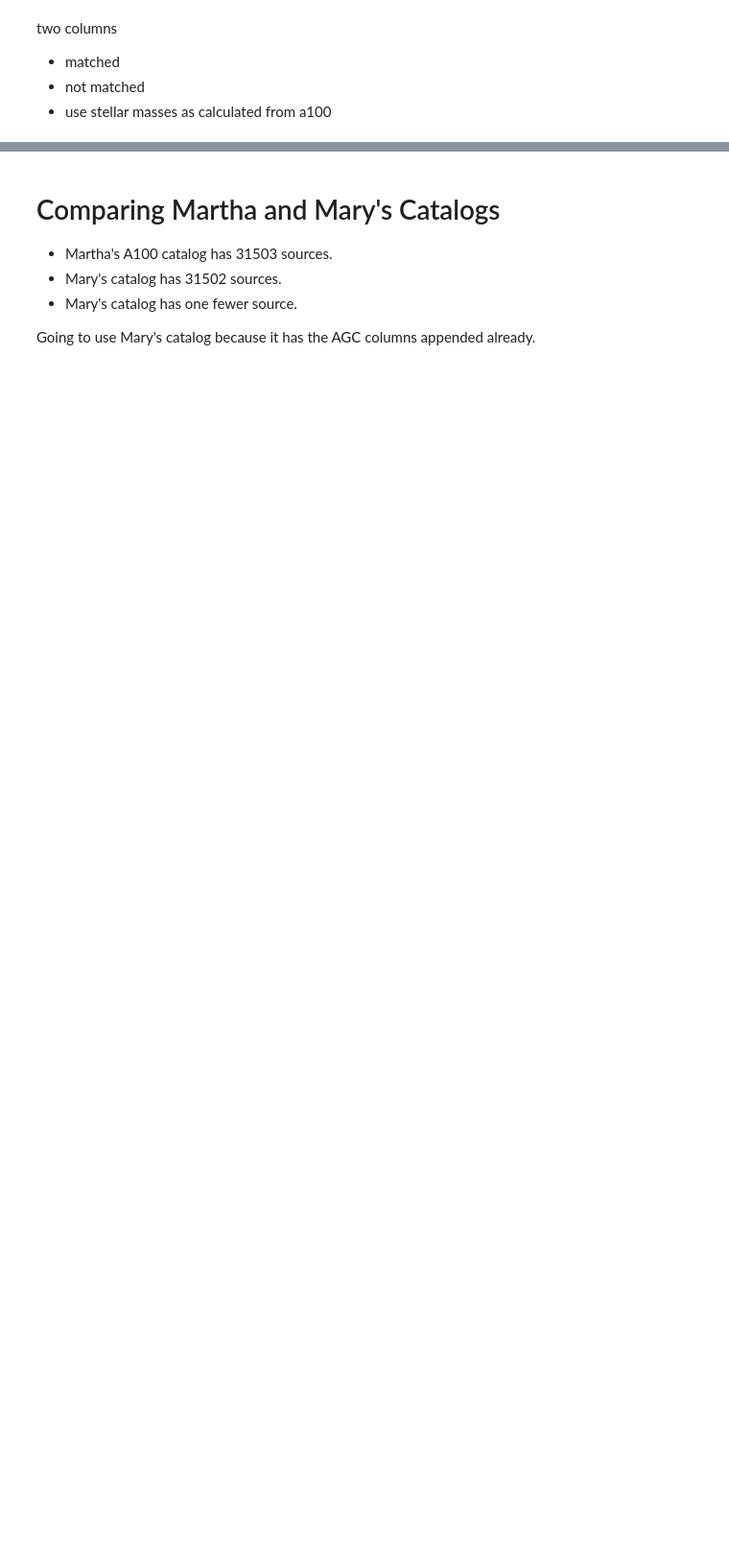
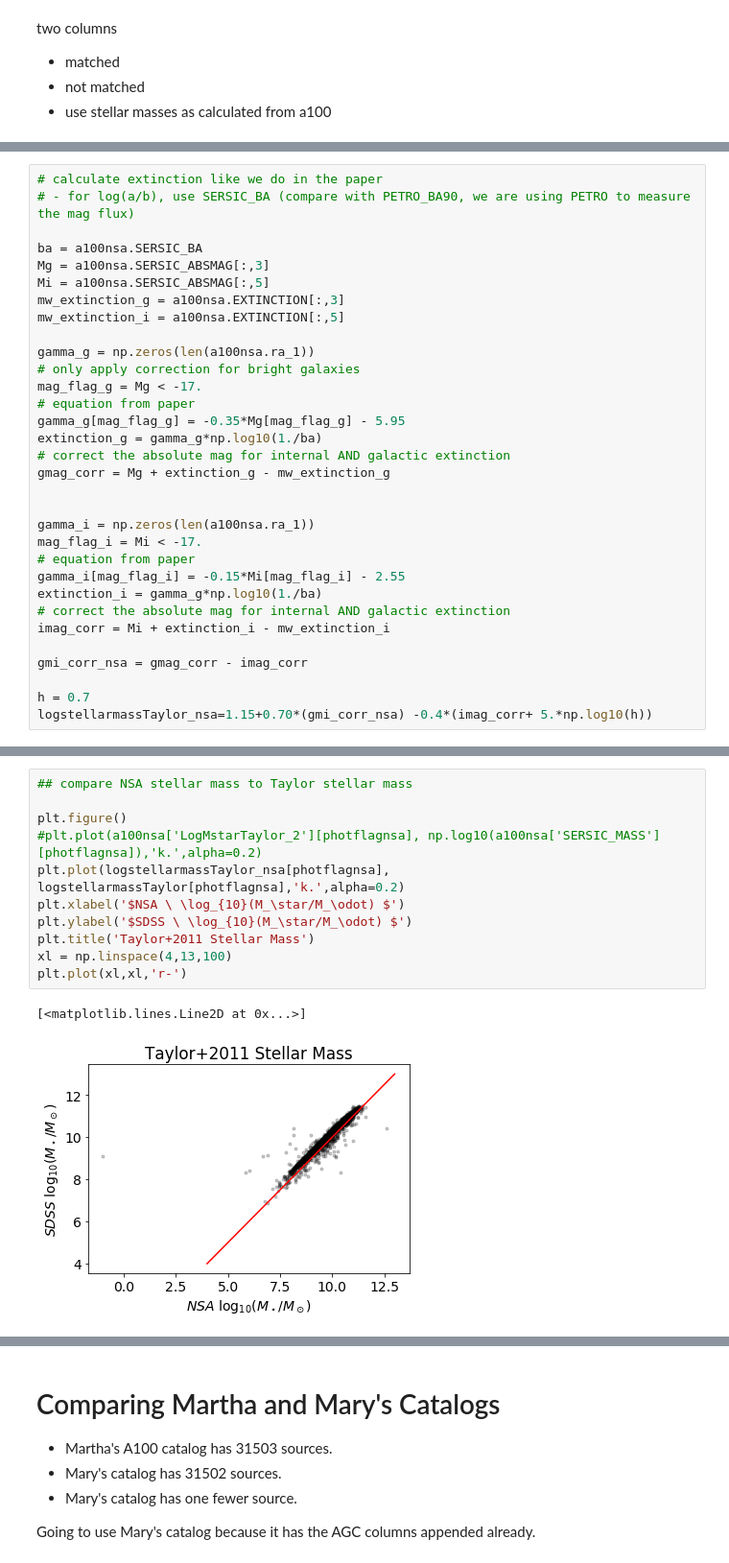
Before and after one commit to rfinn/APPSS, a Jupyter notebook: paper-plots.ipynb, the cells around one changed output, grey strips where cells are left out. Shown at 96% size. Cells and saved outputs as stored; diff of their text form; blank space fills up the shorter version.

```diff
--- a/paper-plots.ipynb
+++ b/paper-plots.ipynb
@@ -189,0 +296,32 @@ photflag = a100sdss['photFlag_gi'] == 1
+# %%
+# calculate extinction like we do in the paper
+# - for log(a/b), use SERSIC_BA (compare with PETRO_BA90, we are using PETRO to measure the mag flux)
+
+ba = a100nsa.SERSIC_BA
+Mg = a100nsa.SERSIC_ABSMAG[:,3]
+Mi = a100nsa.SERSIC_ABSMAG[:,5]
+mw_extinction_g = a100nsa.EXTINCTION[:,3]
+mw_extinction_i = a100nsa.EXTINCTION[:,5]
+
+gamma_g = np.zeros(len(a100nsa.ra_1))
+# only apply correction for bright galaxies
+mag_flag_g = Mg < -17.
+# equation from paper
+gamma_g[mag_flag_g] = -0.35*Mg[mag_flag_g] - 5.95
+extinction_g = gamma_g*np.log10(1./ba)
+# correct the absolute mag for internal AND galactic extinction
+gmag_corr = Mg + extinction_g - mw_extinction_g
+
+
+gamma_i = np.zeros(len(a100nsa.ra_1))
+mag_flag_i = Mi < -17.
+# equation from paper
+gamma_i[mag_flag_i] = -0.15*Mi[mag_flag_i] - 2.55
+extinction_i = gamma_g*np.log10(1./ba)
+# correct the absolute mag for internal AND galactic extinction
+imag_corr = Mi + extinction_i - mw_extinction_i
+
+gmi_corr_nsa = gmag_corr - imag_corr
+
+h = 0.7
+logstellarmassTaylor_nsa=1.15+0.70*(gmi_corr_nsa) -0.4*(imag_corr+ 5.*np.log10(h))
@@ -189,0 +341,14 @@ photflag = a100sdss['photFlag_gi'] == 1
+# %%
+## compare NSA stellar mass to Taylor stellar mass
+
+plt.figure()
+#plt.plot(a100nsa['LogMstarTaylor_2'][photflagnsa], np.log10(a100nsa['SERSIC_MASS'][photflagnsa]),'k.',alpha=0.2)
+plt.plot(logstellarmassTaylor_nsa[photflagnsa], logstellarmassTaylor[photflagnsa],'k.',alpha=0.2)
+plt.xlabel('$NSA \ \log_{10}(M_\star/M_\odot) $')
+plt.ylabel('$SDSS \ \log_{10}(M_\star/M_\odot) $')
+plt.title('Taylor+2011 Stellar Mass')
+xl = np.linspace(4,13,100)
+plt.plot(xl,xl,'r-')
+# %% [output]
+[<matplotlib.lines.Line2D at 0x...>]
+[figure, added]
```
Also changed, not shown: parts of 44 cells of this notebook.
